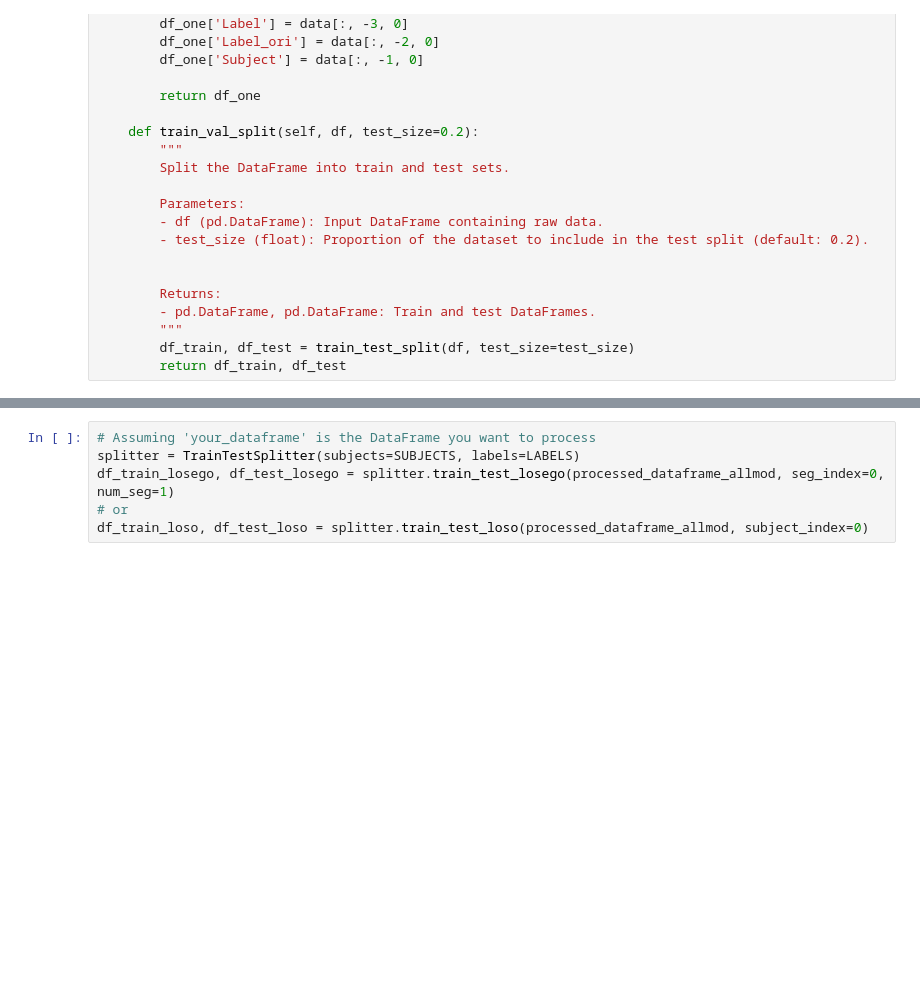
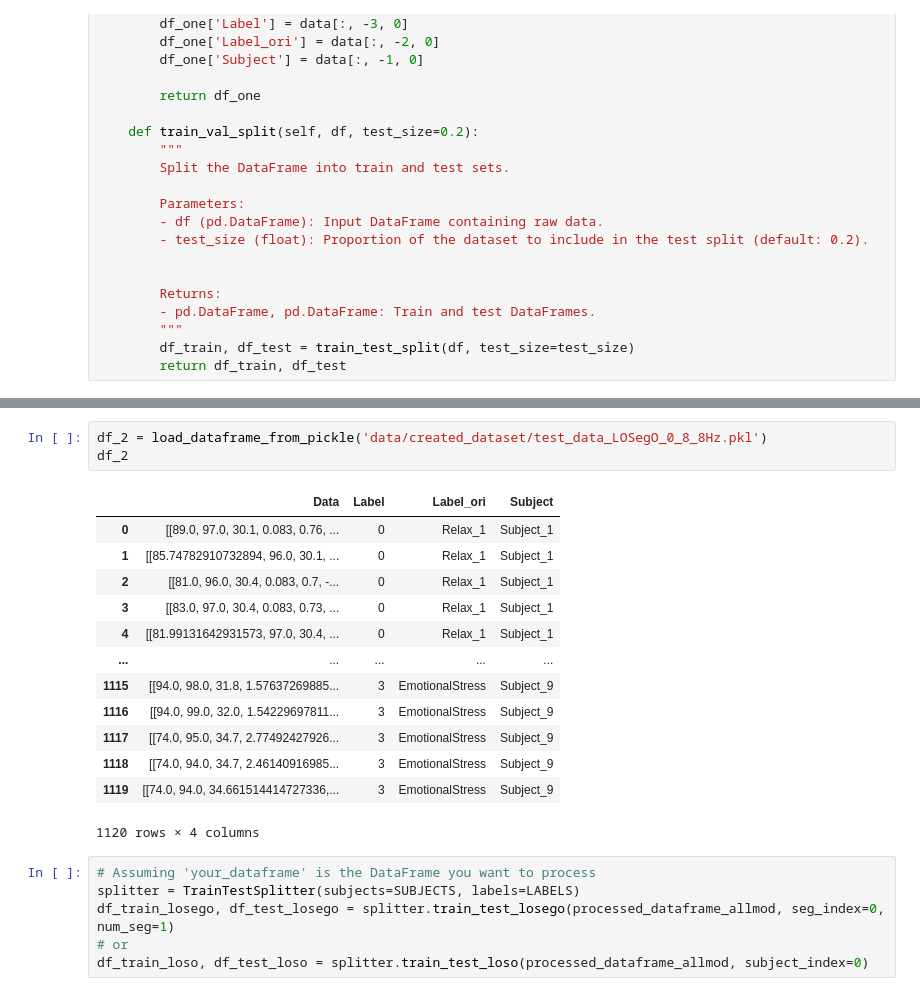
Before and after one commit to dheerajpr97/Explainable-AI-Non-EEG, a Jupyter notebook: notebooks/dataset-analysis.ipynb, the cells around one changed output, grey strips where cells are left out. Cells and saved outputs as stored; diff of their text form; blank space fills up the shorter version.

```diff
--- a/notebooks/dataset-analysis.ipynb
+++ b/notebooks/dataset-analysis.ipynb
@@ -512,3 +583,20 @@ class TrainTestSplitter:
+# %%
+df_2 = load_dataframe_from_pickle('data/created_dataset/test_data_LOSegO_0_8_8Hz.pkl')
+df_2
+# %% [output]
+|  | Data | Label | Label_ori | Subject |
+| 0 | [[89.0, 97.0, 30.1, 0.083, 0.76, ... | 0 | Relax_1 | Subject_1 |
+| 1 | [[85.74782910732894, 96.0, 30.1, ... | 0 | Relax_1 | Subject_1 |
+| 2 | [[81.0, 96.0, 30.4, 0.083, 0.7, -... | 0 | Relax_1 | Subject_1 |
+| 3 | [[83.0, 97.0, 30.4, 0.083, 0.73, ... | 0 | Relax_1 | Subject_1 |
+| 4 | [[81.99131642931573, 97.0, 30.4, ... | 0 | Relax_1 | Subject_1 |
+| ... | ... | ... | ... | ... |
+| 1115 | [[94.0, 98.0, 31.8, 1.57637269885... | 3 | EmotionalStress | Subject_9 |
+| 1116 | [[94.0, 99.0, 32.0, 1.54229697811... | 3 | EmotionalStress | Subject_9 |
+| 1117 | [[74.0, 95.0, 34.7, 2.77492427926... | 3 | EmotionalStress | Subject_9 |
+| 1118 | [[74.0, 94.0, 34.7, 2.46140916985... | 3 | EmotionalStress | Subject_9 |
+| 1119 | [[74.0, 94.0, 34.661514414727336,... | 3 | EmotionalStress | Subject_9 |
+1120 rows × 4 columns
 # %%
 # Assuming 'your_dataframe' is the DataFrame you want to process
 splitter = TrainTestSplitter(subjects=SUBJECTS, labels=LABELS)
```
Also changed, not shown: parts of 10 cells of this notebook, 4 other files.
